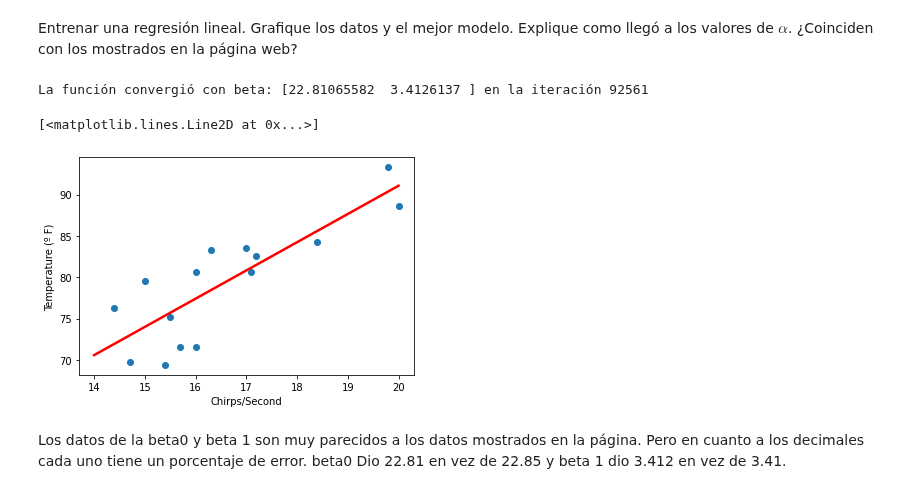
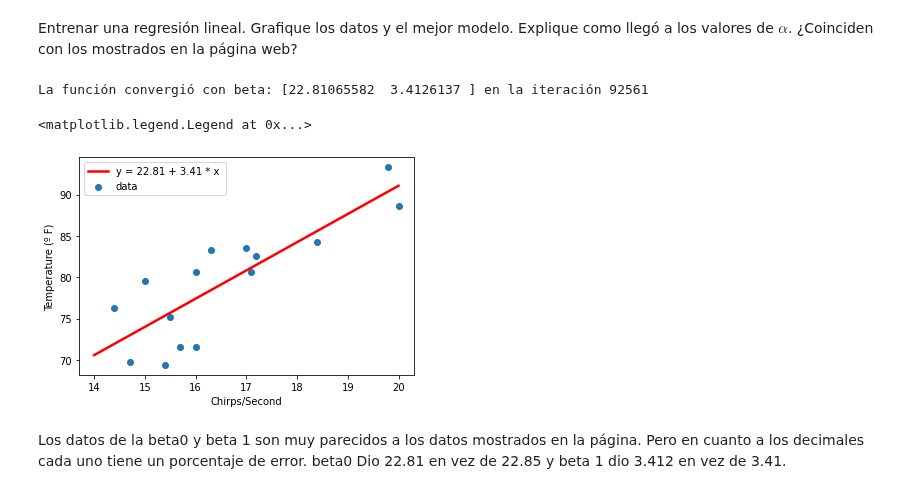
Before and after one commit to jesusigarmor/Matematicas-computacionales-fall2020, a Jupyter notebook: alumnos/dianaespinosar/Tarea 2.ipynb, the cells around one changed output. Saved outputs shown, nothing was run; the diff lists cells and outputs as text; code cells hidden in the pictures.

```diff
--- a/alumnos/dianaespinosar/Tarea 2.ipynb
+++ b/alumnos/dianaespinosar/Tarea 2.ipynb
@@ -267,16 +309,18 @@ for l in lec:
     Y[i] = lec[i,1]
     i = i + 1
 # %%
+#se llegó al alpha mediante una sería de puebras(intentos) buscando que beta coincidiera con los datos mostrados en la página web.
 plt.scatter(X,Y, label="data")
 plt.xlabel('Chirps/Second')
 plt.ylabel('Temperature (º F)')
 r = RegresionLineal(alpha=0.007, max_iters=100000, tols=0.000000001)
 beta =r.gradientDescent(X,Y)
-plt.plot([14, 20], [beta[0]+14*beta[1],beta[0]+20*beta[1] ], color='red', linewidth=2.5, linestyle="-") #Gráfica la línea que mejor aproxima los puntos
+plt.plot([14, 20], [beta[0]+14*beta[1],beta[0]+20*beta[1] ], label="y = %1.2f + %1.2f * x " % (beta[0],beta[1]), color='red', linewidth=2.5, linestyle="-") #Gráfica la línea que mejor aproxima los puntos
+plt.legend(loc = "best")
 # %% [output]
 La función convergió con beta: [22.81065582  3.4126137 ] en la iteración 92561
-[<matplotlib.lines.Line2D at 0x...>]
+<matplotlib.legend.Legend at 0x...>
-[figure, old version]
+[figure, new version]
 # %% [markdown]
 Los datos de la beta0 y beta 1 son muy parecidos a los datos mostrados en la página. Pero en cuanto a los decimales cada uno tiene un porcentaje de error. beta0 Dio 22.81 en vez de 22.85 y beta 1 dio 3.412 en vez de 3.41.
 # %% [markdown]
```
Also changed, not shown: parts of 24 cells of this notebook.
